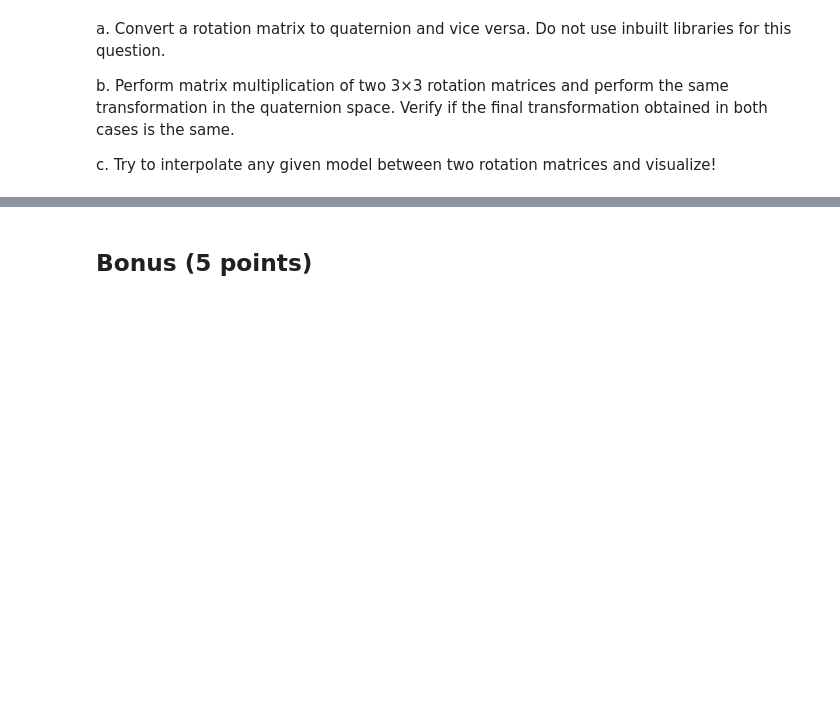
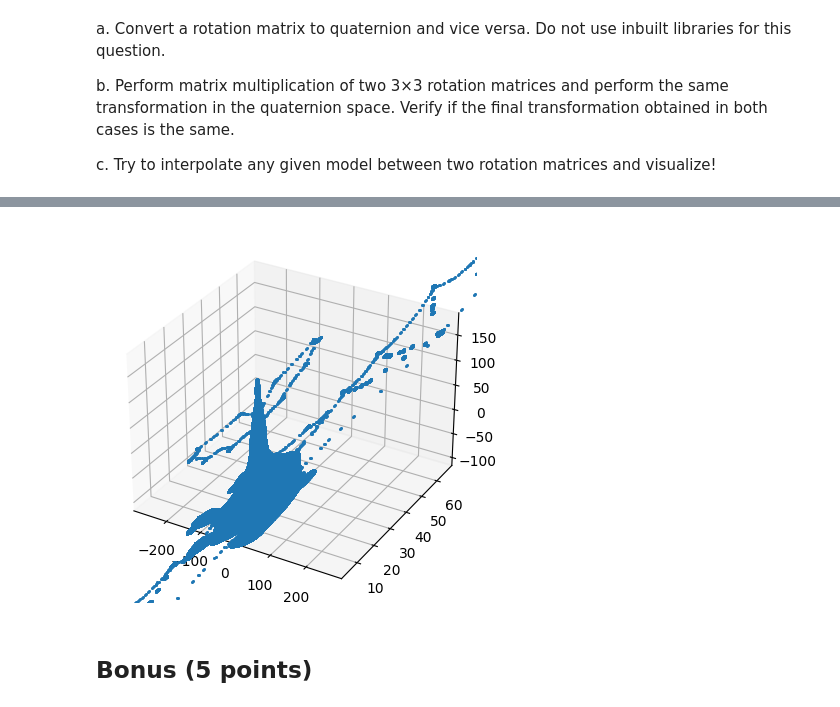
Before and after one commit to ihsingh2/mr-assignments, a Jupyter notebook: MR24_Assignment_1.ipynb, the cells around one changed output, grey strips where cells are left out. Drawn from its saved outputs; the diff is of its cells as text; code cells hidden in the pictures; blank space fills up the shorter version.

```diff
--- a/MR24_Assignment_1.ipynb
+++ b/MR24_Assignment_1.ipynb
@@ -230,0 +487,87 @@ T2 = generateTransformation()
+# %%
+def generate_transformation():
+    # Random rotation matrix (3x3)
+    theta = np.random.uniform(0, 2 * np.pi)
+    cos_theta, sin_theta = np.cos(theta), np.sin(theta)
+    rotation_matrix = np.array([
+        [cos_theta, -sin_theta, 0],
+        [sin_theta, cos_theta, 0],
+        [0, 0, 1]
+    ])
+
+    # Random translation vector (3x1)
+    translation_vector = np.random.uniform(-10, 10, size=(3,))
+
+    # Combine rotation and translation into a 4x4 transformation matrix
+    transformation_matrix = np.eye(4)
+    transformation_matrix[:3, :3] = rotation_matrix
+    transformation_matrix[:3, 3] = translation_vector
+
+    return transformation_matrix
+# %%
+def generate_transformation():
+    # Random rotation matrix (3x3)
+    theta = np.random.uniform(0, 2 * np.pi)
+    cos_theta, sin_theta = np.cos(theta), np.sin(theta)
+    rotation_matrix = np.array([
+        [cos_theta, -sin_theta, 0],
+        [sin_theta, cos_theta, 0],
+        [0, 0, 1]
+    ])
+
+    # Random translation vector (3x1)
+    translation_vector = np.random.uniform(-10, 10, size=(3,))
+
+    # Combine rotation and translation into a 4x4 transformation matrix
+    transformation_matrix = np.eye(4)
+    transformation_matrix[:3, :3] = rotation_matrix
+    transformation_matrix[:3, 3] = translation_vector
+
+    return transformation_matrix
+
+def load_point_cloud(file_path):
+    pcd = o3d.io.read_point_cloud(file_path)
+    return np.asarray(pcd.points)
+
+def interpolate_transformation(T1, T2, alpha):
+    return np.linalg.inv(T2) @ (alpha * T1 @ T2)
+
+def apply_transformation(points, transformation):
+    homogeneous_points = np.hstack((points, np.ones((points.shape[0], 1))))
+    transformed_points = homogeneous_points @ transformation.T
+    return transformed_points[:, :3]
+
+def update_plot(num, points, line):
+    alpha = num / num_steps
+    T_interp = interpolate_transformation(T1, T2, alpha)
+    transformed_points = apply_transformation(points, T_interp)
+    line.set_data(transformed_points[:, 0], transformed_points[:, 1])
+    line.set_3d_properties(transformed_points[:, 2])
+    return line,
+
+# Generate random transformation matrices
+T1 = generate_transformation()
+T2 = generate_transformation()
+
+# Load the point cloud
+points = load_point_cloud('toothless.ply')
+
+# Set up the plot
+fig = plt.figure()
+ax = fig.add_subplot(111, projection='3d')
+line, = ax.plot([], [], [], 'o', markersize=1)
+
+# Set axis limits (optional, adjust as needed)
+ax.set_xlim([points[:, 0].min(), points[:, 0].max()])
+ax.set_ylim([points[:, 1].min(), points[:, 1].max()])
+ax.set_zlim([points[:, 2].min(), points[:, 2].max()])
+
+# Animation parameters
+num_steps = 50
+ani = animation.FuncAnimation(fig, update_plot, frames=num_steps + 1, fargs=(points, line), interval=100)
+
+# Save the animation
+ani.save('transformation_interpolation.gif', writer='imagemagick')
+
+plt.show()
+# %% [output]
@@ -231,3 +575,4 @@ T2 = generateTransformation()
+[figure, added]
 # %% [markdown]
 ## Bonus (5 points)
 # %%
```
Also changed, not shown: parts of 19 cells of this notebook.
